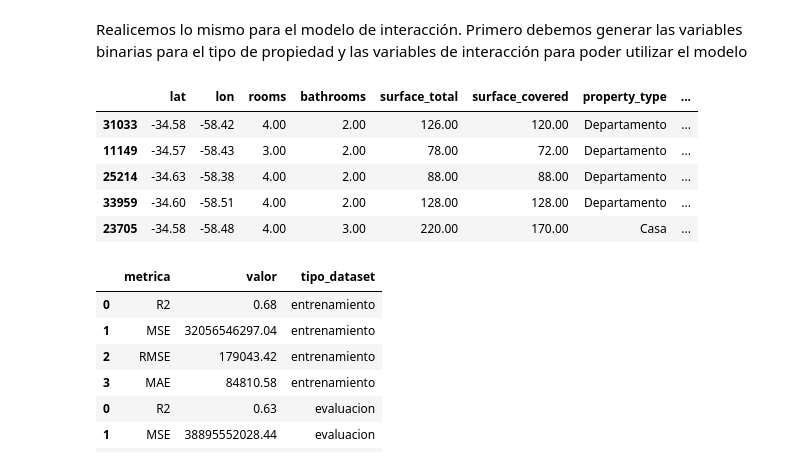
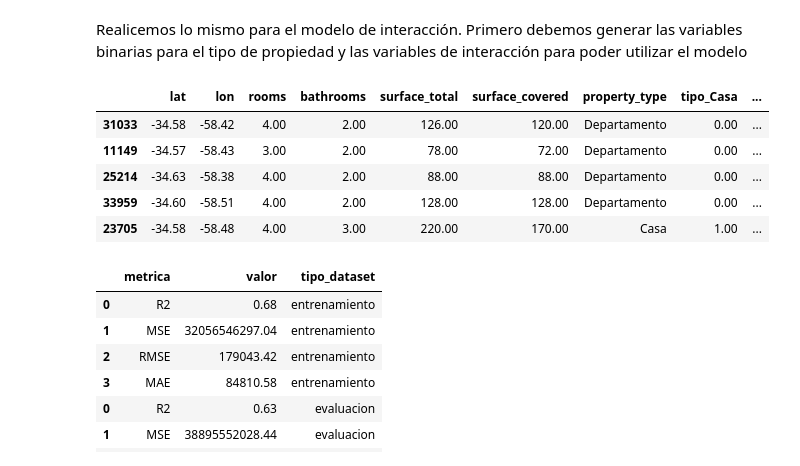
Before and after one commit to Lacanao/machine_learning, a Jupyter notebook: RegresionLinealMultiple.ipynb, the cells around one changed output. Saved outputs shown, nothing was run; the diff lists cells and outputs as text; code cells hidden in the pictures.

```diff
--- a/RegresionLinealMultipleCorregida.ipynb
+++ b/RegresionLinealMultiple.ipynb
@@ -308,4 +308,4 @@ from sklearn.preprocessing import OneHotEncoder
 one_hot_encoder = OneHotEncoder(categories=[['PH', 'Casa', 'Departamento']], drop='first')
 # %%
 # Realizamos el fit con los datos de entrenamiento
-one_hot_encoder = one_hot_encoder.fit(X_train[['property_type']])
+one_hot_encoder.fit(X_train[['property_type']])
@@ -328,6 +330,7 @@ array([[0., 1.],
        [0., 1.]])
 # %%
 # Generamos los nombres de las variables dummies (notemos que tenemos 2 columnas!)
-nombres_dummies = one_hot_encoder.get_feature_names_out()
+nombres_dummies = one_hot_encoder.get_feature_names_out(['property_type'])
+nombres_dummies = [nombre.replace('property_type', 'tipo') for nombre in nombres_dummies]
 nombres_dummies
 # %% [output]
@@ -715,21 +717,21 @@ Realicemos lo mismo para el modelo de interacción. Primero debemos generar las
 # %%
 # Generamos las variables dummies de la variable property type (notemos que tenemos 2 columnas!)
 matriz_dummies_test = one_hot_encoder.transform(X_test[['property_type']]).toarray()
 # Generamos el dataframe con las variables dummies con las matrices y columnas
 df_dummies_test = pd.DataFrame(matriz_dummies_test, columns=nombres_dummies, index=X_test.index)
 # Agregamos la información a nuestra matriz de variables predictoras
 X_test = X_test.join(df_dummies_test)
 # Creamos las dos variables de interacción
-X_test['interaccion_sup_casa'] = X_test['property_type_Casa'] * X_test['surface_total']
-X_test['interaccion_sup_depto'] = X_test['property_type_Departamento'] * X_test['surface_total']
+X_test['interaccion_sup_casa'] = X_test['tipo_Casa'] * X_test['surface_total']
+X_test['interaccion_sup_depto'] = X_test['tipo_Departamento'] * X_test['surface_total']
 # Vemos el dataframe
 X_test.head()
 # %% [output]
-|  | lat | lon | rooms | bathrooms | surface_total | surface_covered | property_type | ... |
-| 31033 | -34.58 | -58.42 | 4.00 | 2.00 | 126.00 | 120.00 | Departamento | ... |
-| 11149 | -34.57 | -58.43 | 3.00 | 2.00 | 78.00 | 72.00 | Departamento | ... |
-| 25214 | -34.63 | -58.38 | 4.00 | 2.00 | 88.00 | 88.00 | Departamento | ... |
-| 33959 | -34.60 | -58.51 | 4.00 | 2.00 | 128.00 | 128.00 | Departamento | ... |
-| 23705 | -34.58 | -58.48 | 4.00 | 3.00 | 220.00 | 170.00 | Casa | ... |
+|  | lat | lon | rooms | bathrooms | surface_total | surface_covered | property_type | tipo_Casa | ... |
+| 31033 | -34.58 | -58.42 | 4.00 | 2.00 | 126.00 | 120.00 | Departamento | 0.00 | ... |
+| 11149 | -34.57 | -58.43 | 3.00 | 2.00 | 78.00 | 72.00 | Departamento | 0.00 | ... |
+| 25214 | -34.63 | -58.38 | 4.00 | 2.00 | 88.00 | 88.00 | Departamento | 0.00 | ... |
+| 33959 | -34.60 | -58.51 | 4.00 | 2.00 | 128.00 | 128.00 | Departamento | 0.00 | ... |
+| 23705 | -34.58 | -58.48 | 4.00 | 3.00 | 220.00 | 170.00 | Casa | 1.00 | ... |
 # %%
 # Generamos el dataset de predictoras
```
Also changed, not shown: parts of 11 cells of this notebook, 1 other file.
